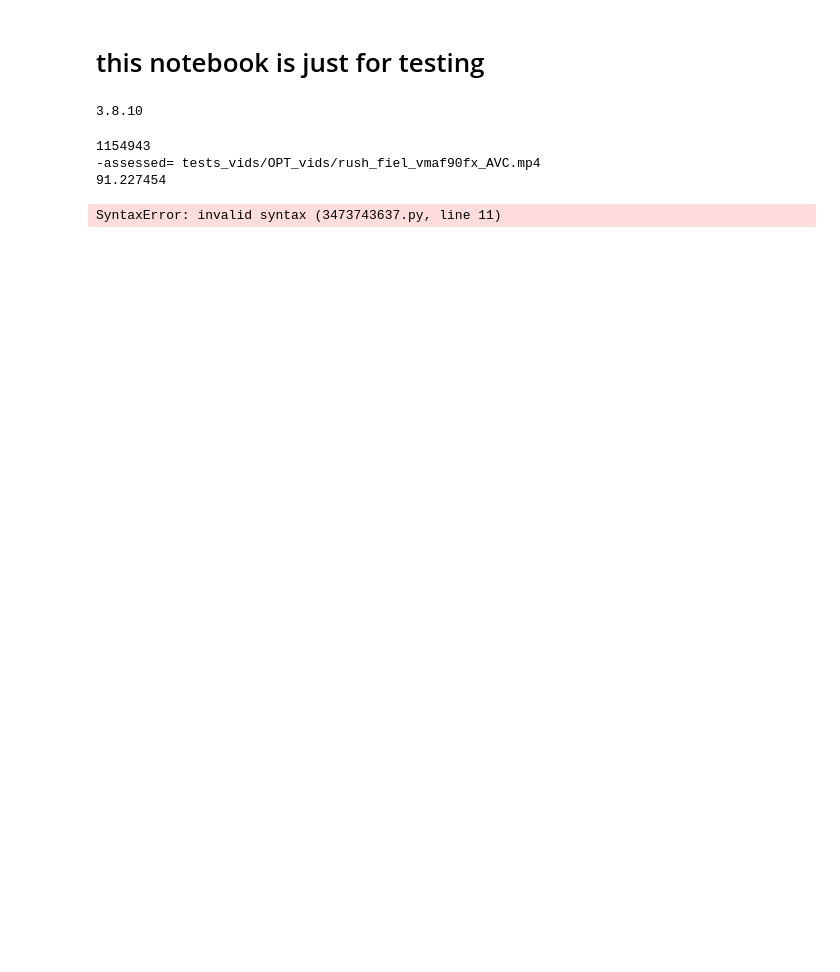
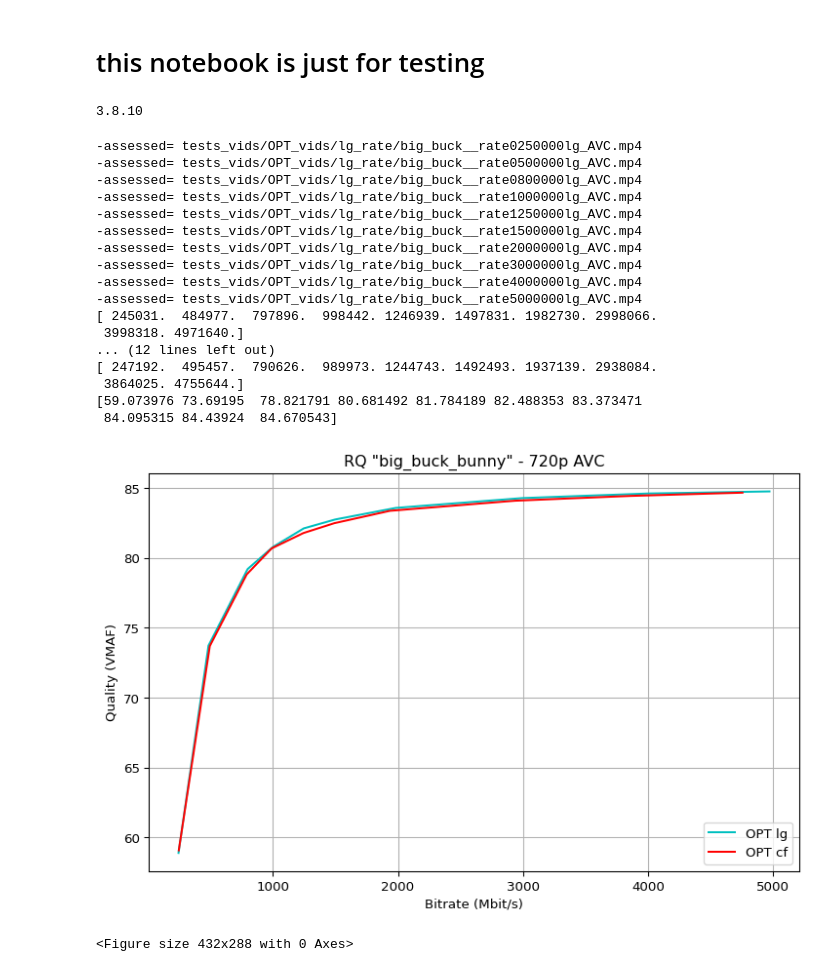
Before and after one commit to CheminDavide/Dynopt, a Jupyter notebook: testing.ipynb, the cells around one changed output. Drawn from its saved outputs; the diff is of its cells as text; code cells hidden in the pictures; blank space fills up the shorter version.

```diff
--- a/testing.ipynb
+++ b/testing.ipynb
@@ -8,12 +16,4 @@ print(python_version())
 # %%
-import os
-import subprocess
-import json
-import numpy as np
-import matplotlib.pyplot as pl
-import tkinter as tk #to import file
-from tkinter import filedialog #to open import dialog
-
 def print_info(file):
     command = f"ffprobe -v error -select_streams v:0 -show_entries format:stream -print_format json {file}"
     cout = subprocess.run(command.split(), stdout=subprocess.PIPE, stderr=subprocess.STDOUT).stdout
@@ -26,10 +26,10 @@ def get_bitrate(file):
     jout = json.loads(cout)  # Convert data from JSON string to dictionary
     return int(jout["format"]["bit_rate"])
 
-def get_vmaf(dist,ref,r):
+def get_vmaf(dist,ref):
     c_vmaf = f"ffmpeg -i {ref} -i {dist} -hide_banner -loglevel error\
             -lavfi \"[0:v]setpts=PTS-STARTPTS[ref];\
-                    [1:v]scale={r[0]}x{r[1]}:flags=bicubic,setpts=PTS-STARTPTS[dist];\
+                    [1:v]scale={res[0]}x{res[1]}:flags=bicubic,setpts=PTS-STARTPTS[dist];\
                     [dist][ref]libvmaf=feature=name=psnr:log_path=config/vmaf_logs.json:log_fmt=json\" \
             -f null -" #|name=float_ssim|name=float_ms_ssim to compute the other metrics
     subprocess.call(c_vmaf, shell=True)
@@ -50,20 +50,21 @@ def open_file():
     #file_name = os.path.basename(source_path).split('.')[0]
     return f
 
-res = [480,270]
-file = "tests_vids/OPT_vids/rush_fiel_vmaf90fx_AVC.mp4"
+res = [1280,720]
+#file = "tests_vids/OPT_vids/rush_fiel_vmaf90fx_AVC.mp4"
 #file="tests_vids/OPT_vids/rush_fiel_rate1000000fx_AVC.mp4"
-f_ref = "tests_vids/srcRAW_SD/rush_field_cuts_SDp.y4m"
-print(get_bitrate(file))
-print(get_vmaf(file,f_ref,res))
-plot = {"PLOT": False, "FX": False, "BF": False, "LG": False, "CF": False, "TARGET": "rate"}
+f_ref = "tests_vids/srcRAW_HD/big_buck_bunny_720p24.y4m"
+#print(get_bitrate(file))
+#print(get_vmaf(file,f_ref,res))
+#print_info("tests_vids/OPT_vids/fx_rate/rush_fiel_rate1000000fx_AVC.mp4")
+plot = {"PLOT": True, "FX": False, "BF": False, "LG": True, "CF": True, "TARGET": "rate"}
 
 if plot["PLOT"]:
     my_dpi = 96
     pl.figure(figsize=(860/my_dpi, 540/my_dpi), dpi=my_dpi)
 
     if plot["FX"]:
-        folder = "tests_vids/OPT_vids/fx_"+plot["TARGET"]
+        folder = "tests_vids/OPT_vids/fx_"+plot["TARGET"]+"/"
         rate = np.zeros(len(os.listdir(folder)))
         dist = np.zeros(len(os.listdir(folder)))
         i = 0
@@ -76,7 +77,7 @@ if plot["PLOT"]:
         pl.plot(rate/1000, dist, '-b', label="Fixed CRF")
 
     if plot["BF"]:
-        folder = "tests_vids/OPT_vids/bf_"+plot["TARGET"]
+        folder = "tests_vids/OPT_vids/bf_"+plot["TARGET"]+"/"
         rate = np.zeros(len(os.listdir(folder)))
         dist = np.zeros(len(os.listdir(folder)))
         i = 0
@@ -89,55 +90,54 @@ if plot["PLOT"]:
         pl.plot(rate/1000, dist, '-g', label="OPT bf")
 
     if plot["LG"]:
-        folder = "tests_vids/OPT_vids/lg_"+plot["TARGET"]
+        folder = "tests_vids/OPT_vids/lg_"+plot["TARGET"]+"/"
         rate = np.zeros(len(os.listdir(folder)))
         dist = np.zeros(len(os.listdir(folder)))
         i = 0
         for vid in sorted(os.listdir(folder)):
             rate[i] = get_bitrate(folder + vid)
             dist[i] = get_vmaf(folder + vid,f_ref)
             i += 1
         print(rate)
         print(dist)
         pl.plot(rate/1000, dist, '-c', label="OPT lg")
 
     if plot["CF"]:
-        folder = "tests_vids/OPT_vids/cf_"+plot["TARGET"]
+        folder = "tests_vids/OPT_vids/cf_"+plot["TARGET"]+"/"
         rate = np.zeros(len(os.listdir(folder)))
         dist = np.zeros(len(os.listdir(folder)))
         i = 0
         for vid in sorted(os.listdir(folder)):
             rate[i] = get_bitrate(folder + vid)
             dist[i] = get_vmaf(folder + vid,f_ref)
             i += 1
         print(rate)
         print(dist)
         pl.plot(rate/1000, dist, '-r', label="OPT cf")
 
     pl.grid(True)
-    pl.title("RQ curves")
-    pl.ylabel("VMAF quality")
-    pl.xlabel("Bitrate (MB)")
+    pl.title("RQ \"big_buck_bunny\" - 720p AVC")
+    pl.ylabel("Quality (VMAF)")
+    pl.xlabel("Bitrate (Mbit/s)")
     pl.legend(loc="lower right")
     pl.figure()
 # %% [output]
-1154943
--assessed= tests_vids/OPT_vids/rush_fiel_vmaf90fx_AVC.mp4
-91.227454
+-assessed= tests_vids/OPT_vids/lg_rate/big_buck__rate0250000lg_AVC.mp4
+-assessed= tests_vids/OPT_vids/lg_rate/big_buck__rate0500000lg_AVC.mp4
+-assessed= tests_vids/OPT_vids/lg_rate/big_buck__rate0800000lg_AVC.mp4
+-assessed= tests_vids/OPT_vids/lg_rate/big_buck__rate1000000lg_AVC.mp4
+-assessed= tests_vids/OPT_vids/lg_rate/big_buck__rate1250000lg_AVC.mp4
+-assessed= tests_vids/OPT_vids/lg_rate/big_buck__rate1500000lg_AVC.mp4
+-assessed= tests_vids/OPT_vids/lg_rate/big_buck__rate2000000lg_AVC.mp4
+-assessed= tests_vids/OPT_vids/lg_rate/big_buck__rate3000000lg_AVC.mp4
+-assessed= tests_vids/OPT_vids/lg_rate/big_buck__rate4000000lg_AVC.mp4
+-assessed= tests_vids/OPT_vids/lg_rate/big_buck__rate5000000lg_AVC.mp4
+[ 245031.  484977.  797896.  998442. 1246939. 1497831. 1982730. 2998066.
+ 3998318. 4971640.]
+... (12 lines left out)
+[ 247192.  495457.  790626.  989973. 1244743. 1492493. 1937139. 2938084.
+ 3864025. 4755644.]
+[59.073976 73.69195  78.821791 80.681492 81.784189 82.488353 83.373471
+ 84.095315 84.43924  84.670543]
+[figure, added]
+<Figure size 432x288 with 0 Axes>
-# %%
-#!ffplay -f rawvideo -video_size 640x360 test_vids/downsampled/smithy_640.yuv
-import numpy as np
-import os
-import subprocess
-import json
-rng = [10,40]
-num_shots = 4
-t_pts = {"crf": "tests_vids/srcRAW_SD/rush_field_cuts_SDp.y4m", \
-            "rate": "", \
-            "dist": ""}
-command = f"ffprobe -v error -select_streams v:0 -show_entries format:stream -print_format json {t_pts["crf"]}"
-cout = subprocess.run(command.split(), stdout=subprocess.PIPE, stderr=subprocess.STDOUT).stdout
-jout = json.loads(cout)
-print(jout)
-# %% [output]
-SyntaxError: invalid syntax (3473743637.py, line 11)
```
Also changed, not shown: parts of 12 cells of this notebook, 38 other files.
